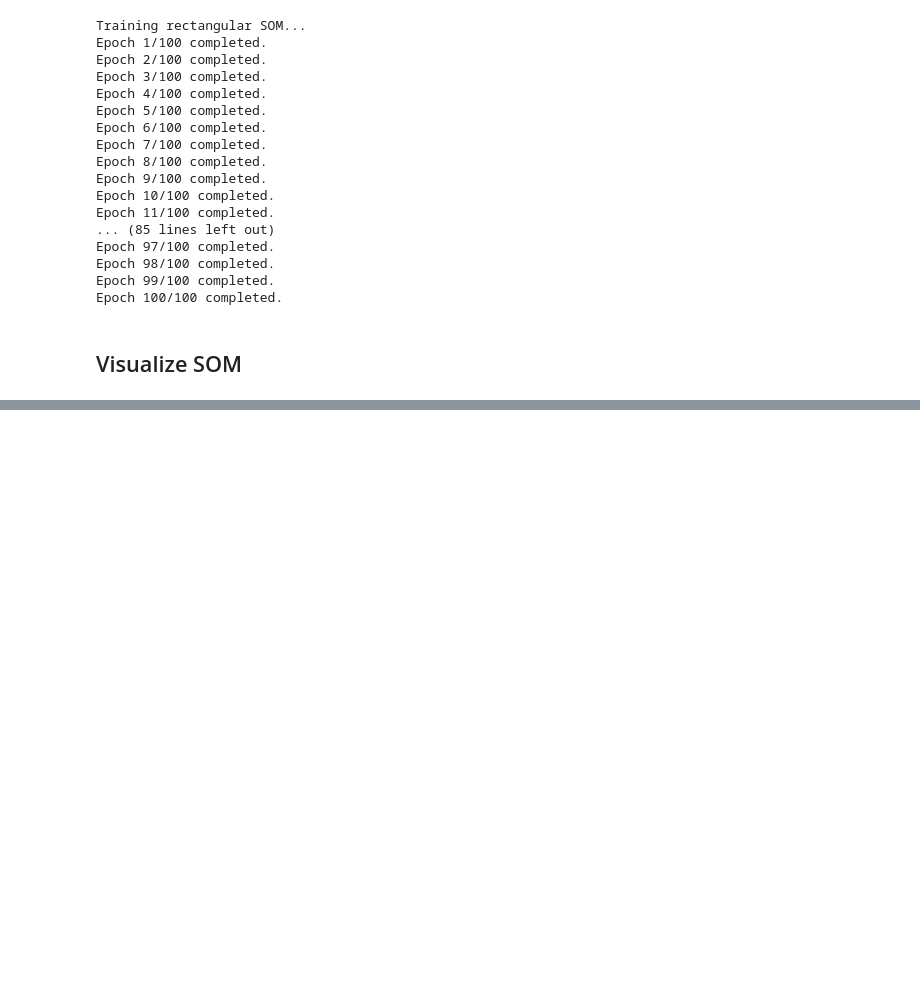
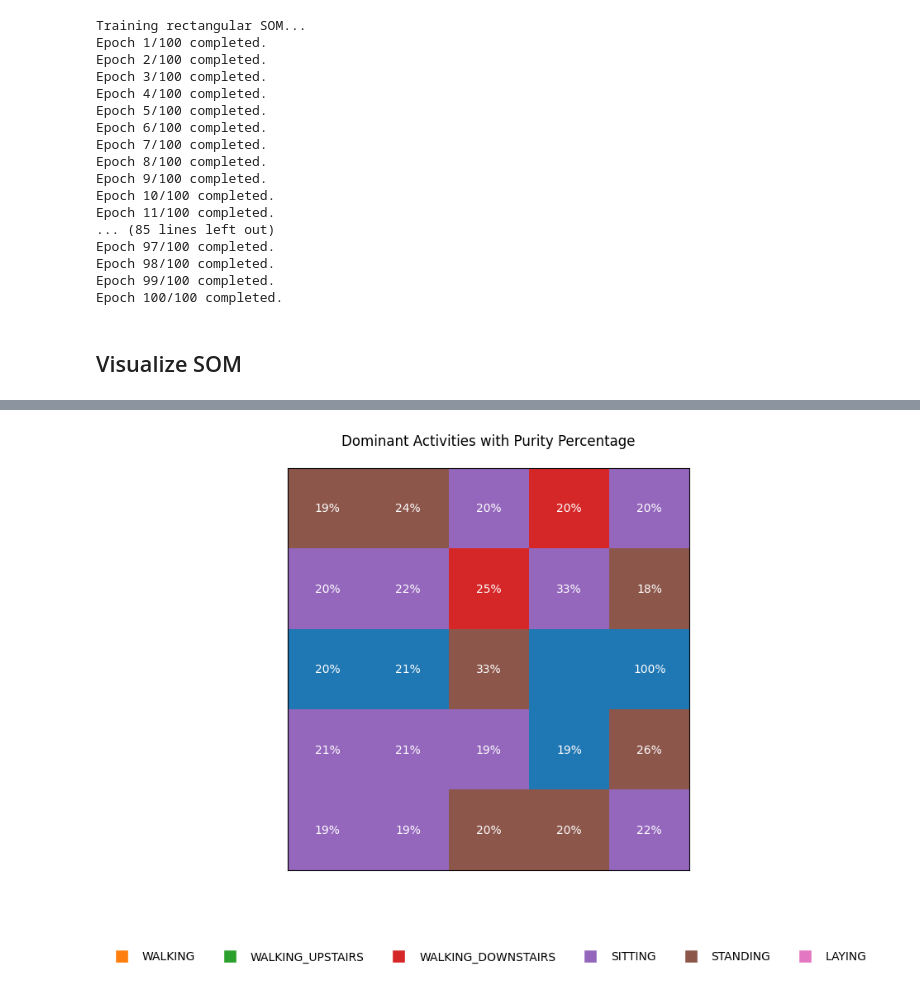
Before and after one commit to wojcikbart/NeuralNetworks, a Jupyter notebook: KOH/koh2/koh2.ipynb, the cells around one changed output, grey strips where cells are left out. Drawn from its saved outputs; the diff is of its cells as text; code cells hidden in the pictures; blank space fills up the shorter version.

```diff
--- a/KOH/koh2/koh2.ipynb
+++ b/KOH/koh2/koh2.ipynb
@@ -346,0 +381,17 @@ Showing 5 sample digits from each rectangular SOM neuron:
+# %%
+har_som = SOM(grid_shape=(5,5),
+                           input_dim=X_train.shape[1],
+                           topology='rectangular',
+                           neighborhood_fn='gaussian')
+
+print("Training SOM on HAR data...")
+har_som.train(X_train, num_epochs=50, beta=1.0, lambda_=5)
+
+har_bmus = har_som.map_vects(X_train)
+har_dominant = np.zeros(har_som.grid_shape, dtype=int)
+har_counts = np.zeros(har_som.grid_shape)
+
+for (i,j), label in zip(har_bmus, y_train):
+    har_counts[i,j] += 1
+    if label > har_dominant[i,j]:
+        har_dominant[i,j] = label
@@ -346,0 +416,56 @@ Showing 5 sample digits from each rectangular SOM neuron:
+# %%
+from collections import Counter
+
+har_counts = np.zeros(har_som.grid_shape)
+har_dominant = np.zeros(har_som.grid_shape, dtype=int)
+har_purity = np.zeros(har_som.grid_shape)
+
+for i in range(har_som.grid_shape[0]):
+    for j in range(har_som.grid_shape[1]):
+        samples = [(x,l) for (ni,nj),(x,l) in zip(har_bmus, zip(X_train, y_train)) if (ni,nj) == (i,j)]
+
+        if samples:
+            labels = [l for (x,l) in samples]
+            counter = Counter(labels)
+            har_counts[i,j] = len(labels)
+            har_dominant[i,j], count = counter.most_common(1)[0]
+            har_purity[i,j] = count / har_counts[i,j]
+
+print("Corrected neuron activity purity analysis:")
+
+for i in range(har_som.grid_shape[0]):
+    for j in range(har_som.grid_shape[1]):
+        if har_counts[i,j] > 0:
+            print(f"Neuron ({i},{j}): {activity_labels[har_dominant[i,j]]} "
+                  f"({har_purity[i,j]:.1%} pure, {int(har_counts[i,j])} samples)")
+
+
+plt.figure(figsize=(12, 8))
+
+gs = plt.GridSpec(2, 1, height_ratios=[10, 1], hspace=0.3)
+
+ax1 = plt.subplot(gs[0])
+im = ax1.imshow(har_dominant, cmap='tab10', vmin=1, vmax=10)
+for i in range(har_som.grid_shape[0]):
+    for j in range(har_som.grid_shape[1]):
+        if har_counts[i,j] > 0:
+            ax1.text(j, i, f"{har_purity[i,j]:.0%}",
+                    ha='center', va='center', color='white')
+ax1.set_title("Dominant Activities with Purity Percentage", pad=20)
+ax1.set_xticks([])
+ax1.set_yticks([])
+
+ax2 = plt.subplot(gs[1])
+ax2.axis('off')
+legend_elements = [plt.Line2D([0], [0], marker='s', color='w',
+                             label=activity_labels[i],
+                             markerfacecolor=plt.cm.tab10(i/10),
+                             markersize=12) for i in range(1, 7)]
+ax2.legend(handles=legend_elements,
+          ncol=6,
+          loc='center',
+          frameon=False)
+
+plt.tight_layout()
+plt.show()
+# %% [output]
@@ -346,0 +489 @@ Showing 5 sample digits from each rectangular SOM neuron:
+[figure, added]
```
Also changed, not shown: parts of 10 cells of this notebook.
